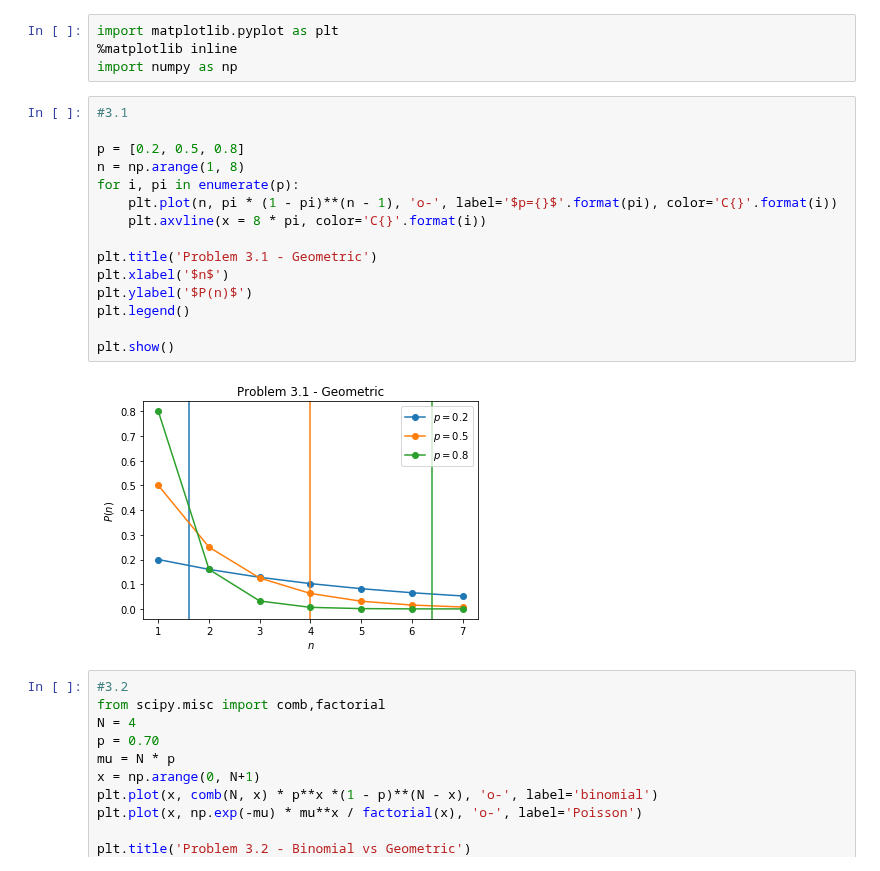
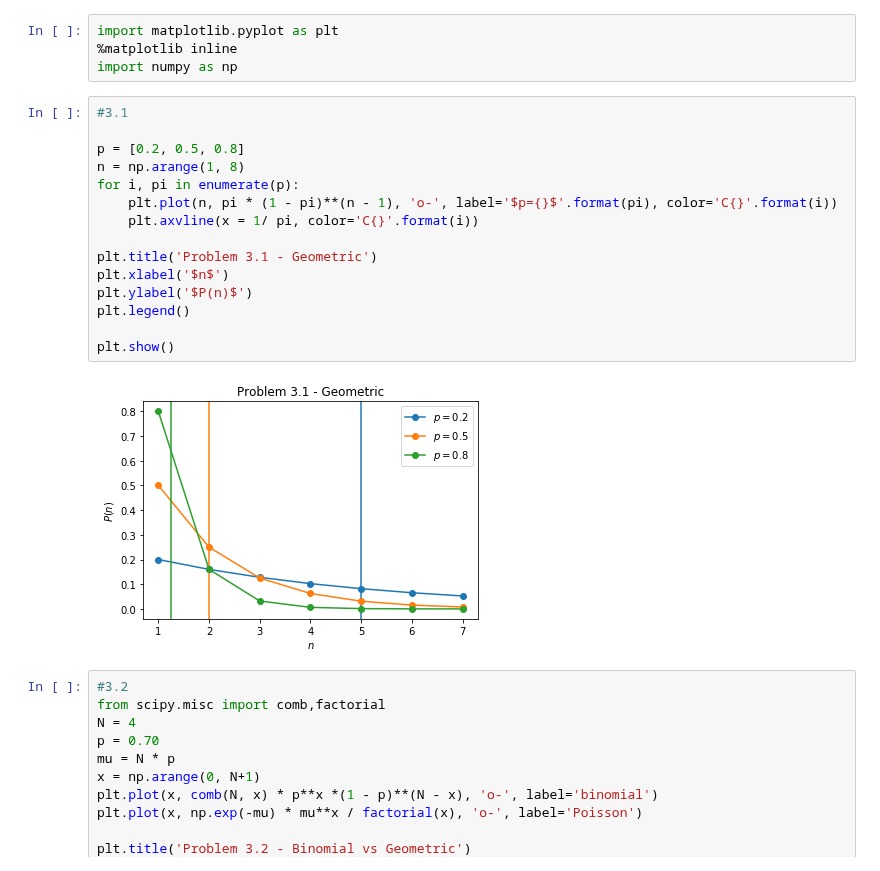
Before and after one commit to whitead/numerical_stats, a Jupyter notebook: unit_6/hw_2018/Homework_6_Key.ipynb, the cells around one changed output. Cells and saved outputs as stored; diff of their text form.

```diff
--- a/unit_6/hw_2018/Homework_6_Key.ipynb
+++ b/unit_6/hw_2018/Homework_6_Key.ipynb
@@ -160,20 +160,20 @@ import numpy as np
 # %%
 #3.1
 
 p = [0.2, 0.5, 0.8]
 n = np.arange(1, 8)
 for i, pi in enumerate(p):
     plt.plot(n, pi * (1 - pi)**(n - 1), 'o-', label='$p={}$'.format(pi), color='C{}'.format(i))
-    plt.axvline(x = 8 * pi, color='C{}'.format(i))
+    plt.axvline(x = 1/ pi, color='C{}'.format(i))
 
 plt.title('Problem 3.1 - Geometric')
 plt.xlabel('$n$')
 plt.ylabel('$P(n)$')
 plt.legend()
 
 plt.show()
 # %% [output]
-[figure, old version]
+[figure, new version]
 # %%
 #3.2
 from scipy.misc import comb,factorial
```
Also changed, not shown: parts of 3 cells of this notebook.
